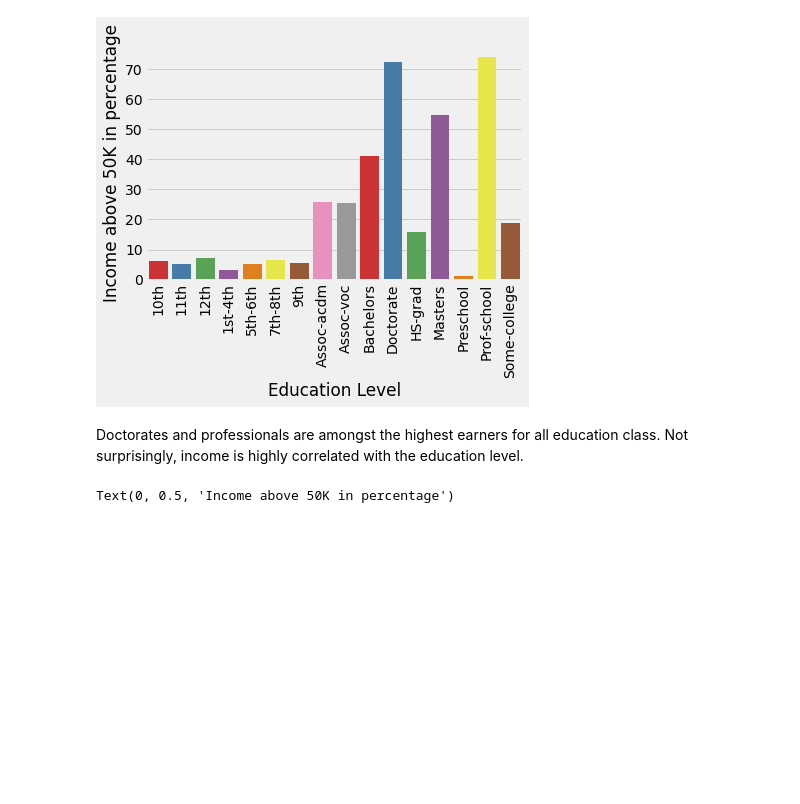
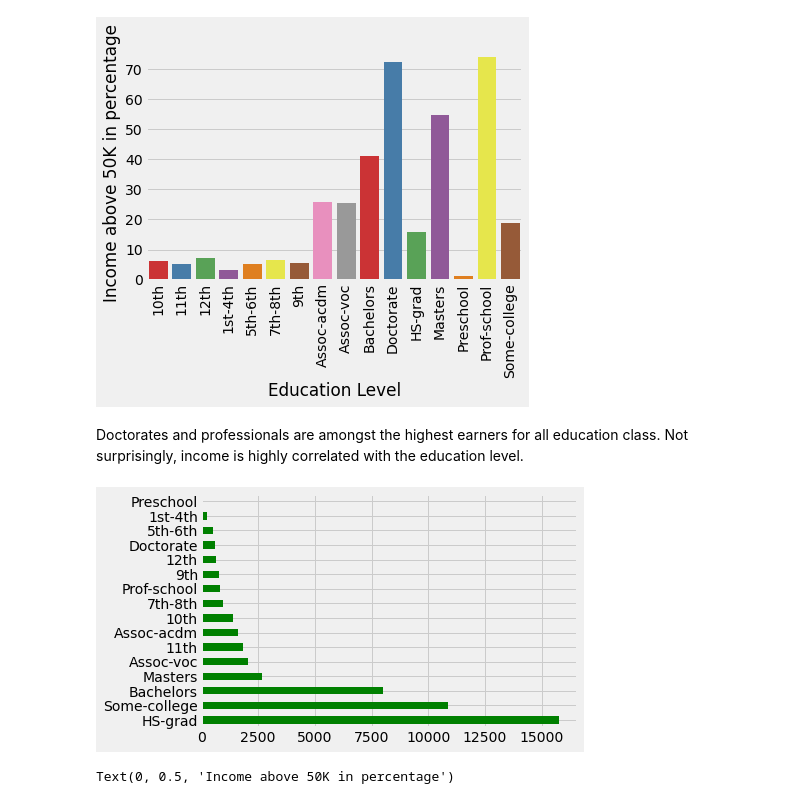
Before and after one commit to rwbosscat95/Springboard_DS_July22, a Jupyter notebook: Story Telling Mini Project.ipynb, the cells around one changed output. Cells and saved outputs as stored; diff of their text form; code cells hidden in the pictures; blank space fills up the shorter version.

```diff
--- a/Story Telling Mini Project.ipynb
+++ b/Story Telling Mini Project.ipynb
@@ -187,6 +197,11 @@ Text(0, 0.5, 'Income above 50K in percentage')
 [figure]
 # %% [markdown]
 Doctorates and professionals are amongst the highest earners for all education class. Not surprisingly, income is highly correlated with the education level.
+# %%
+data['education'].value_counts().plot(kind='barh', color='green')
+plt.show()
+# %% [output]
+[figure, added]
 # %%
 marital_groups  = data.groupby('marital-status').mean()
 sns.barplot(marital_groups.index.astype(str), 100 * marital_groups['50K_threshold'], palette='Set2')
```
Also changed, not shown: parts of 4 cells of this notebook, 1 other file.
